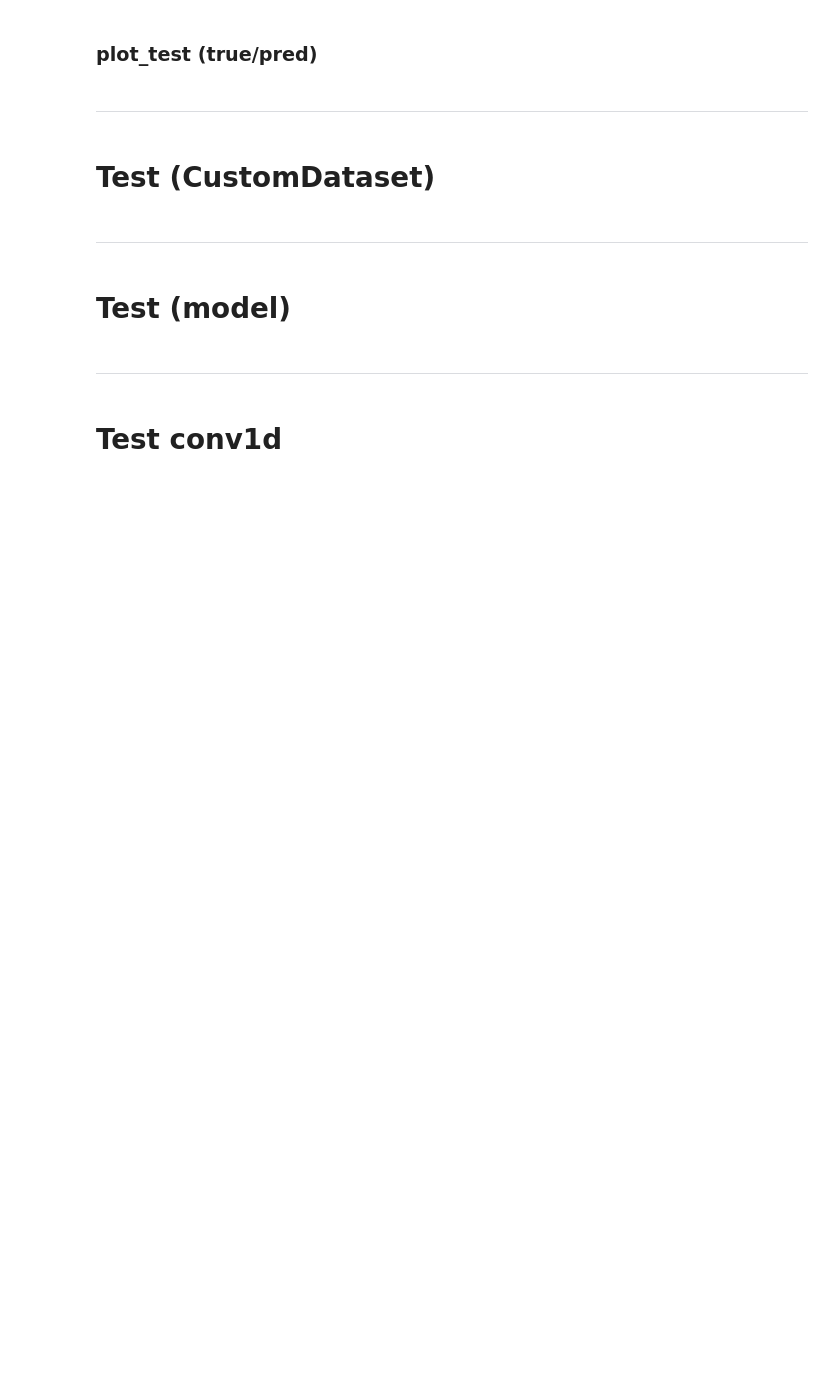
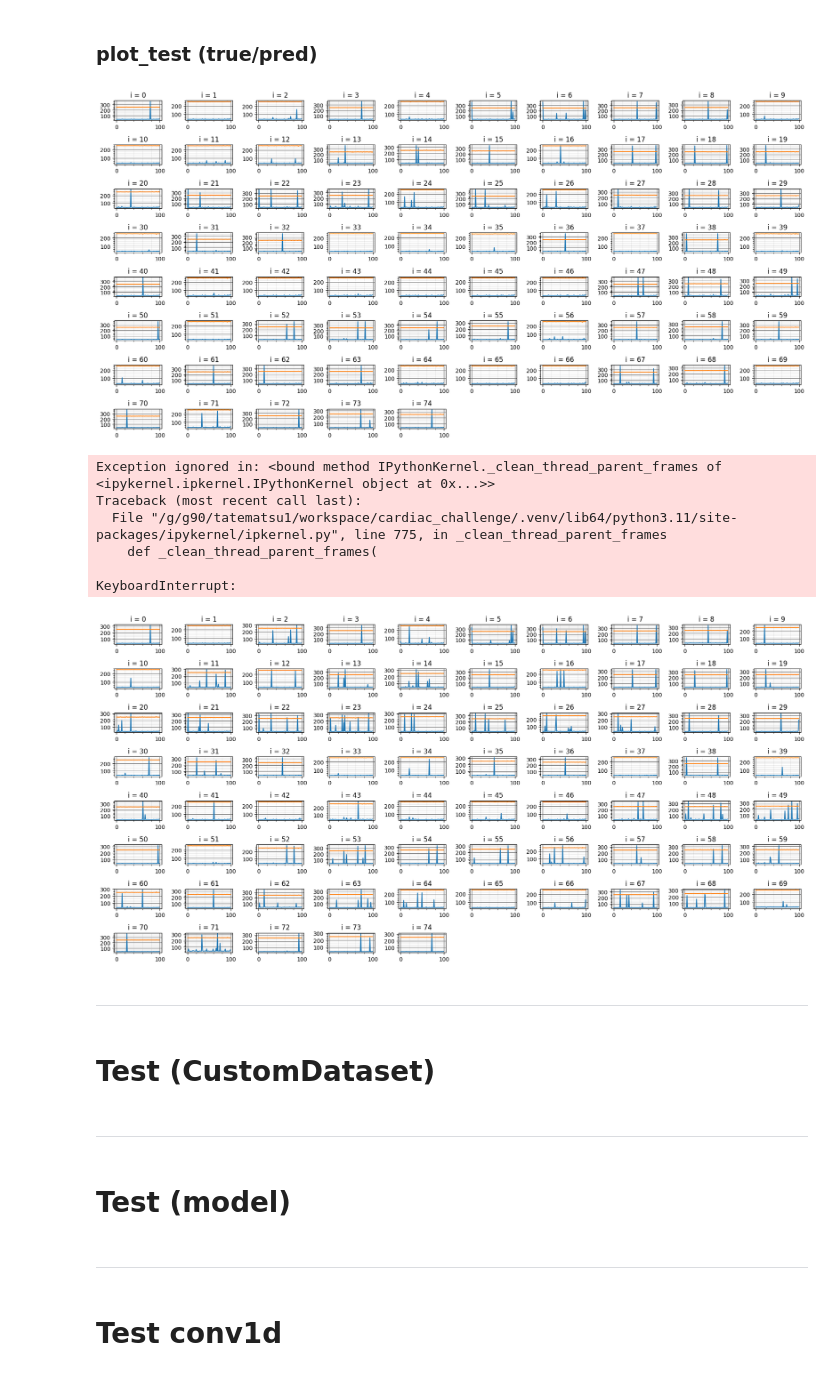
Before and after one commit to ttttmmttddiikk/cardiac_challenge, a Jupyter notebook: scripts/analyze_conv1d_task4.ipynb, the cells around one changed output. Cells and saved outputs as stored; diff of their text form; code cells hidden in the pictures; blank space fills up the shorter version.

```diff
--- a/scripts/analyze_conv1d_task4.ipynb
+++ b/scripts/analyze_conv1d_task4.ipynb
@@ -13,7 +13,7 @@ from torchvision import models
 # %% [markdown]
 ### model
 # %%
-class model_task3(nn.Module):
+class model_task4(nn.Module):
     def __init__(self, in_channels, in_length, out_channels, out_length, batch_size):
         super().__init__()
         #-----------------------------------
@@ -223,7 +314,7 @@ in_channels = dataset.return_shape_X()[0]
 in_length = dataset.return_shape_X()[1]
 out_channels = dataset.return_shape_Y()[0]
 out_length = dataset.return_shape_Y()[1]
-model = model_task3(in_channels, in_length, out_channels, out_length, batch_size).to(device)
+model = model_task4(in_channels, in_length, out_channels, out_length, batch_size).to(device)
 #init model weight
 model.apply(init_normal_dist)
 #----------------------------
@@ -354,13 +452,14 @@ with torch.no_grad():
 # %% [markdown]
 ### plot_test (true/pred)
 # %%
-def plot_VmDatas_Task4(VmData):
-    num_timesteps = 500
+def plot_VmDatas_Task4(VmData_true, VmData_pred):
+    num_timesteps = 100
     plt.figure(figsize=(18, 9))
 
-    for count, i in enumerate(range(VmData.shape[1])):
+    for count, i in enumerate(range(VmData_true.shape[0])):
         plt.subplot(8, 10, count + 1)
-        plt.plot(VmData[0:num_timesteps,i])
+        plt.plot(VmData_true[i,0:num_timesteps])
+        plt.plot(VmData_pred[i,0:num_timesteps])
         plt.title(f'i = {i}')
         plt.grid(visible=True, which='major', color='#666666', linestyle='-')
         plt.minorticks_on()
@@ -372,32 +471,41 @@ def plot_VmDatas_Task4(VmData):
 # %%
 from sklearn.metrics import r2_score, mean_squared_error
 
 #----------------------------
 # eval
 model.eval()
 with torch.no_grad():
     #----------------------------
     #forward
     x, y = dataset.return_test_data()
     #----------------------------
     #float32, grad==True
     x = dataset.change_data_setting_to_train(x)
     y = dataset.change_data_setting_to_train(y)
     #----------------------------
     #change the type
     x = x.to(device)
     y = y.to(device)
     #----------------------------
     #forward
     output = model(x)
     #----------------------------
     #change to numpy
     output = output.to('cpu').detach().numpy().copy().T * 500
     y = y.to('cpu').detach().numpy().copy().T * 500
     #----------------------------
     #plot
     for cnt, (data_true, data_pred) in enumerate(zip(y, output)):
-        plot_VmDatas_Task4(data_true)
+        plot_VmDatas_Task4(data_true, data_pred)
+# %% [output]
+[figure, added]
+Exception ignored in: <bound method IPythonKernel._clean_thread_parent_frames of <ipykernel.ipkernel.IPythonKernel object at 0x...>>
+Traceback (most recent call last):
+  File "/g/g90/tatematsu1/workspace/cardiac_challenge/.venv/lib64/python3.11/site-packages/ipykernel/ipkernel.py", line 775, in _clean_thread_parent_frames
+    def _clean_thread_parent_frames(
+
+KeyboardInterrupt:
+[figure, added]
 # %% [markdown]
 ---
 # %% [markdown]
```
Also changed, not shown: parts of 6 cells of this notebook.
